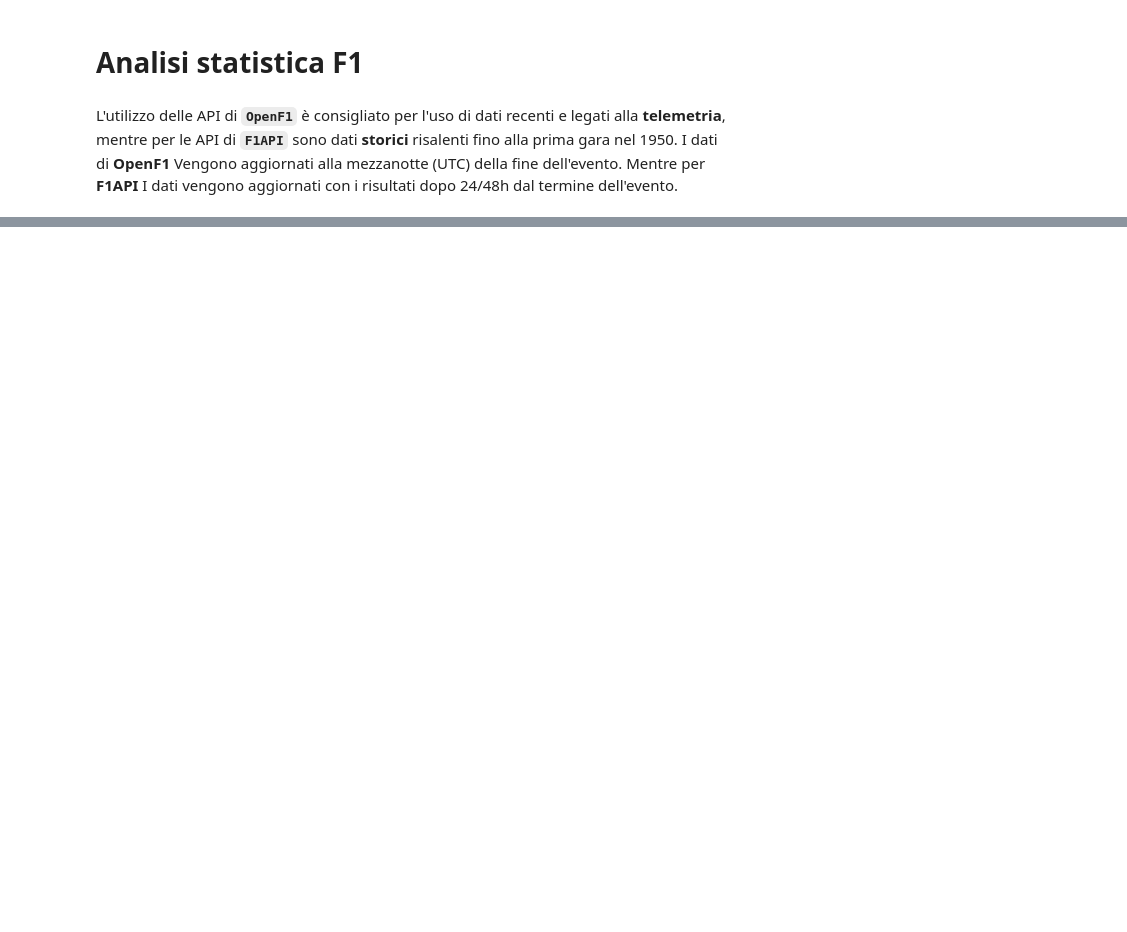
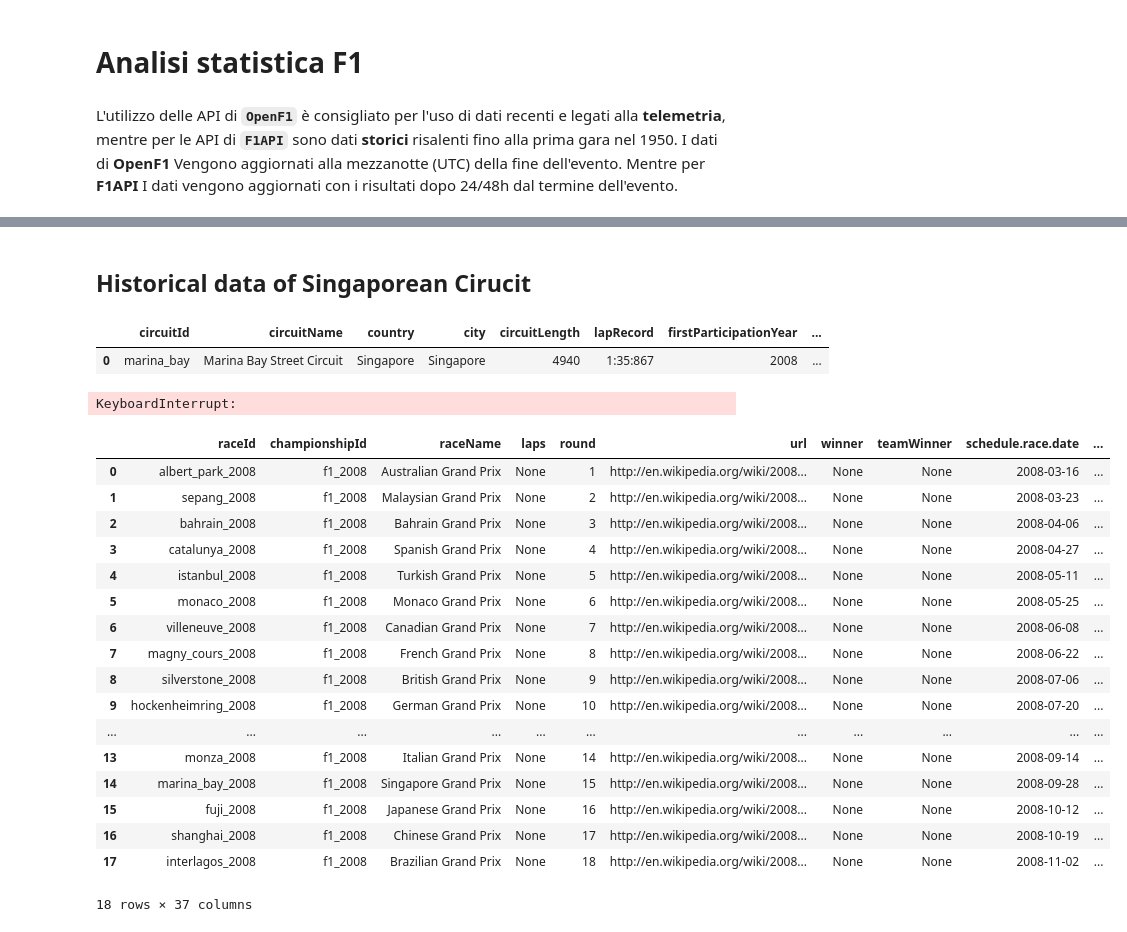
Before and after one commit to DiFrape/PitStat, a Jupyter notebook: F1_Stats.ipynb, the cells around one changed output, grey strips where cells are left out. Drawn from its saved outputs; the diff is of its cells as text; code cells hidden in the pictures; blank space fills up the shorter version.

```diff
--- a/F1_Stats.ipynb
+++ b/F1_Stats.ipynb
@@ -391,0 +114,2 @@ view
+# %% [markdown]
+## Historical data of Singaporean Cirucit
@@ -391,0 +118,48 @@ view
+# %%
+df_Singapore
+# %% [output]
+|  | circuitId | circuitName | country | city | circuitLength | lapRecord | firstParticipationYear | ... |
+| 0 | marina_bay | Marina Bay Street Circuit | Singapore | Singapore | 4940 | 1:35:867 | 2008 | ... |
+# %%
+races_list = []
+
+for i in range(2008, 2027):
+    df_season = get_data(str(i), api='f1_api')
+
+    # Filtra solo Singapore
+    df_sg = df_season[
+        (df_season['circuit.circuitId'] == 'marina_bay') |
+        (df_season['circuit.city'] == 'Singapore')
+    ]
+
+    if not df_sg.empty:
+        races_list.append(df_sg)
+
+# Unisce tutto in un unico DataFrame
+df_Singapore = pd.concat(races_list, ignore_index=True)
+df_Singapore[['raceId', 'raceName', 'round', 'schedule.race.date', 'winner']]
+# %% [output]
+KeyboardInterrupt:
+# %%
+
+df = get_data('2008', api='f1_api')
+df
+# %% [output]
+|  | raceId | championshipId | raceName | laps | round | url | winner | teamWinner | schedule.race.date | ... |
+| 0 | albert_park_2008 | f1_2008 | Australian Grand Prix | None | 1 | http://en.wikipedia.org/wiki/2008... | None | None | 2008-03-16 | ... |
+| 1 | sepang_2008 | f1_2008 | Malaysian Grand Prix | None | 2 | http://en.wikipedia.org/wiki/2008... | None | None | 2008-03-23 | ... |
+| 2 | bahrain_2008 | f1_2008 | Bahrain Grand Prix | None | 3 | http://en.wikipedia.org/wiki/2008... | None | None | 2008-04-06 | ... |
+| 3 | catalunya_2008 | f1_2008 | Spanish Grand Prix | None | 4 | http://en.wikipedia.org/wiki/2008... | None | None | 2008-04-27 | ... |
+| 4 | istanbul_2008 | f1_2008 | Turkish Grand Prix | None | 5 | http://en.wikipedia.org/wiki/2008... | None | None | 2008-05-11 | ... |
+| 5 | monaco_2008 | f1_2008 | Monaco Grand Prix | None | 6 | http://en.wikipedia.org/wiki/2008... | None | None | 2008-05-25 | ... |
+| 6 | villeneuve_2008 | f1_2008 | Canadian Grand Prix | None | 7 | http://en.wikipedia.org/wiki/2008... | None | None | 2008-06-08 | ... |
+| 7 | magny_cours_2008 | f1_2008 | French Grand Prix | None | 8 | http://en.wikipedia.org/wiki/2008... | None | None | 2008-06-22 | ... |
+| 8 | silverstone_2008 | f1_2008 | British Grand Prix | None | 9 | http://en.wikipedia.org/wiki/2008... | None | None | 2008-07-06 | ... |
+| 9 | hockenheimring_2008 | f1_2008 | German Grand Prix | None | 10 | http://en.wikipedia.org/wiki/2008... | None | None | 2008-07-20 | ... |
+| ... | ... | ... | ... | ... | ... | ... | ... | ... | ... | ... |
+| 13 | monza_2008 | f1_2008 | Italian Grand Prix | None | 14 | http://en.wikipedia.org/wiki/2008... | None | None | 2008-09-14 | ... |
+| 14 | marina_bay_2008 | f1_2008 | Singapore Grand Prix | None | 15 | http://en.wikipedia.org/wiki/2008... | None | None | 2008-09-28 | ... |
+| 15 | fuji_2008 | f1_2008 | Japanese Grand Prix | None | 16 | http://en.wikipedia.org/wiki/2008... | None | None | 2008-10-12 | ... |
+| 16 | shanghai_2008 | f1_2008 | Chinese Grand Prix | None | 17 | http://en.wikipedia.org/wiki/2008... | None | None | 2008-10-19 | ... |
+| 17 | interlagos_2008 | f1_2008 | Brazilian Grand Prix | None | 18 | http://en.wikipedia.org/wiki/2008... | None | None | 2008-11-02 | ... |
+18 rows × 37 columns
```
Also changed, not shown: parts of 38 cells of this notebook, 7 other files.
